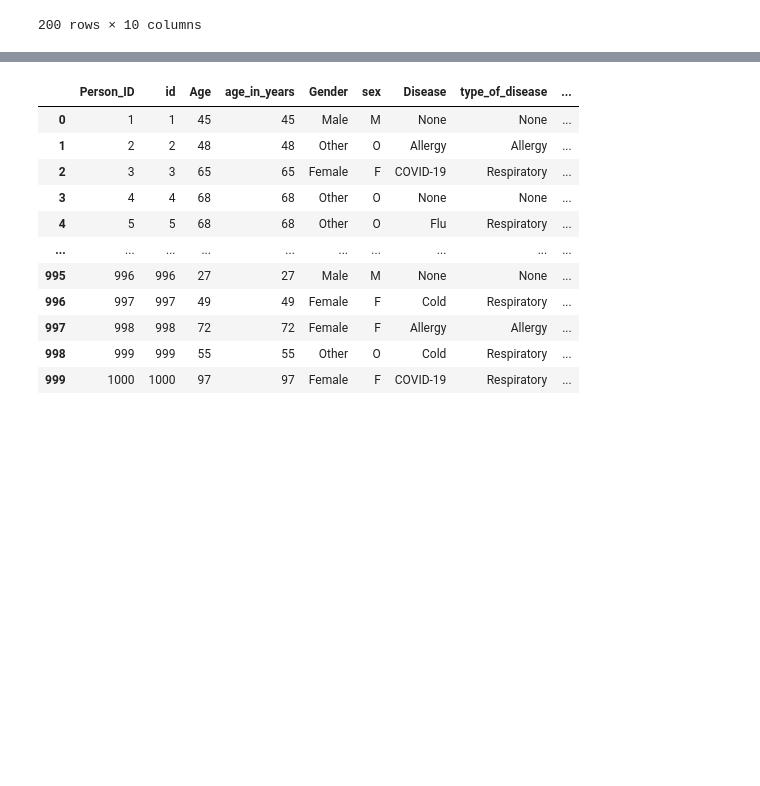
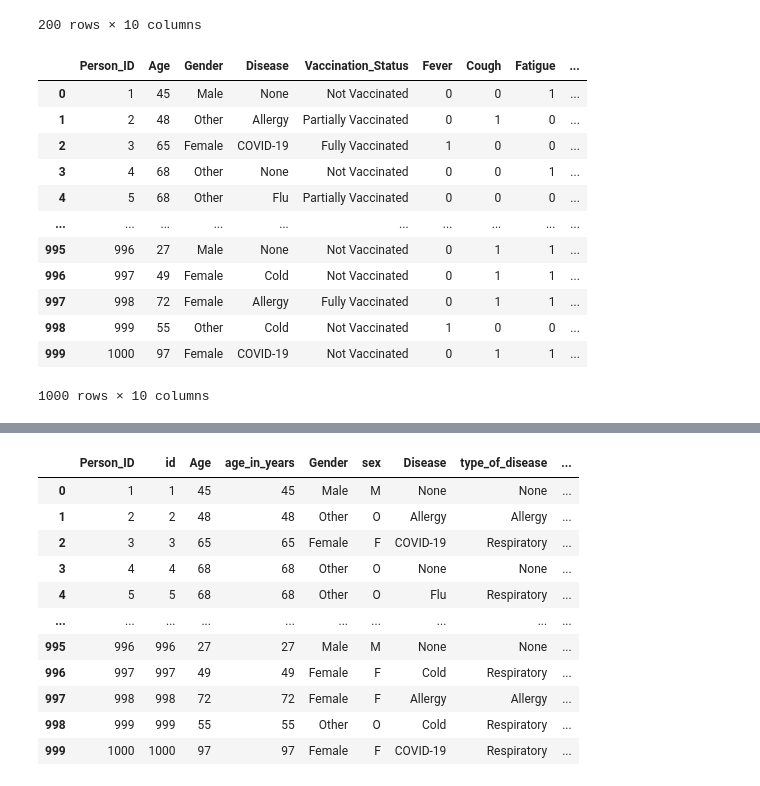
Before and after one commit to drevanzyl/Public-Health-Data-Science-Toolkit, a Jupyter notebook: data_cleaning/map_data_with_excel.ipynb, the cells around one changed output, grey strips where cells are left out. Drawn from its saved outputs; the diff is of its cells as text; code cells hidden in the pictures; blank space fills up the shorter version.

```diff
--- a/data_cleaning/map_data_with_excel.ipynb
+++ b/data_cleaning/map_data_with_excel.ipynb
@@ -44,6 +43,22 @@ df.head(200)
 | 198 | 199 | 71 | Other | COVID-19 | Not Vaccinated | 1 | 1 | 1 | ... |
 | 199 | 200 | 86 | Other | Flu | Fully Vaccinated | 1 | 0 | 1 | ... |
 200 rows × 10 columns
+# %%
+df
+# %% [output]
+|  | Person_ID | Age | Gender | Disease | Vaccination_Status | Fever | Cough | Fatigue | ... |
+| 0 | 1 | 45 | Male | None | Not Vaccinated | 0 | 0 | 1 | ... |
+| 1 | 2 | 48 | Other | Allergy | Partially Vaccinated | 0 | 1 | 0 | ... |
+| 2 | 3 | 65 | Female | COVID-19 | Fully Vaccinated | 1 | 0 | 0 | ... |
+| 3 | 4 | 68 | Other | None | Not Vaccinated | 0 | 0 | 1 | ... |
+| 4 | 5 | 68 | Other | Flu | Partially Vaccinated | 0 | 0 | 0 | ... |
+| ... | ... | ... | ... | ... | ... | ... | ... | ... | ... |
+| 995 | 996 | 27 | Male | None | Not Vaccinated | 0 | 1 | 1 | ... |
+| 996 | 997 | 49 | Female | Cold | Not Vaccinated | 0 | 1 | 1 | ... |
+| 997 | 998 | 72 | Female | Allergy | Fully Vaccinated | 0 | 1 | 1 | ... |
+| 998 | 999 | 55 | Other | Cold | Not Vaccinated | 1 | 0 | 0 | ... |
+| 999 | 1000 | 97 | Female | COVID-19 | Not Vaccinated | 0 | 1 | 1 | ... |
+1000 rows × 10 columns
 # %%
 import pandas as pd
 
```
Also changed, not shown: parts of 3 cells of this notebook.
